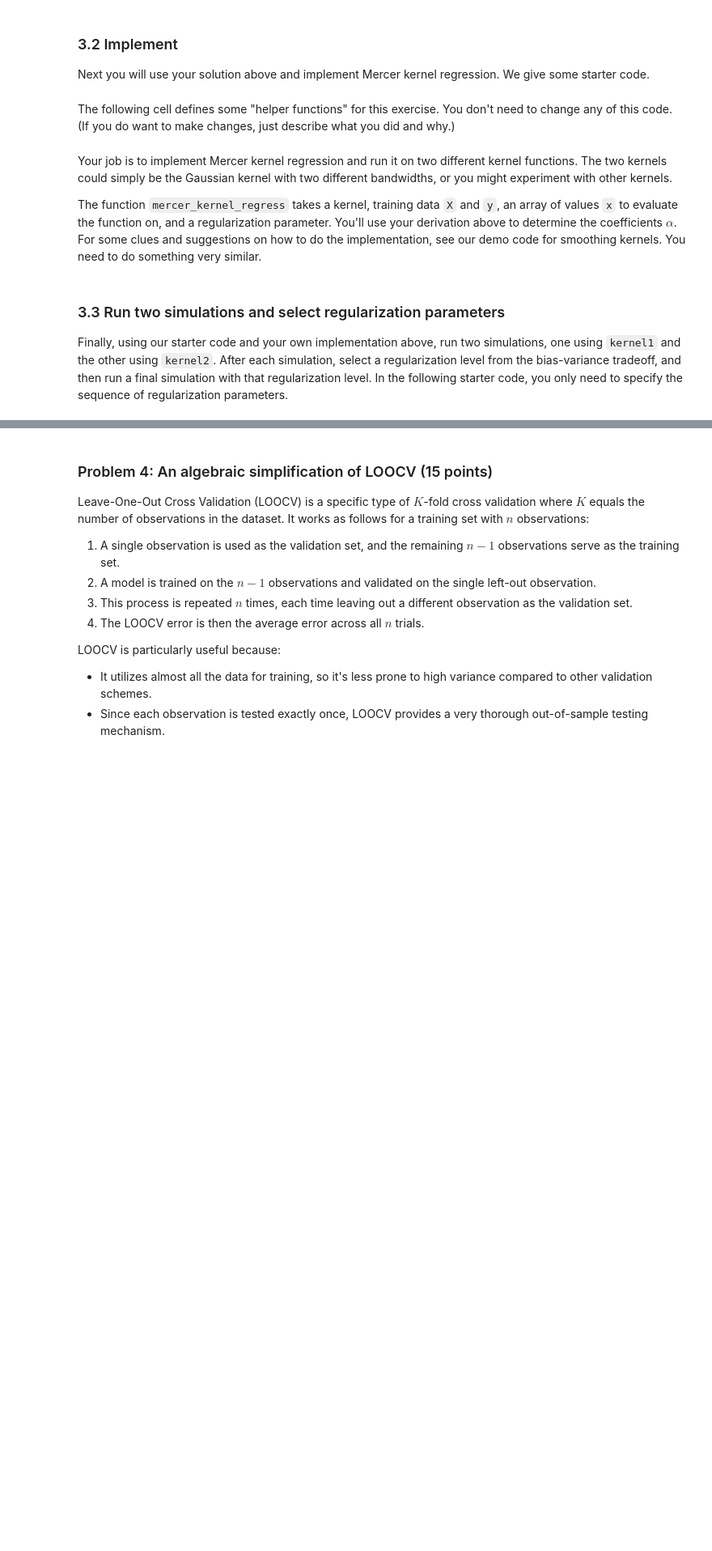
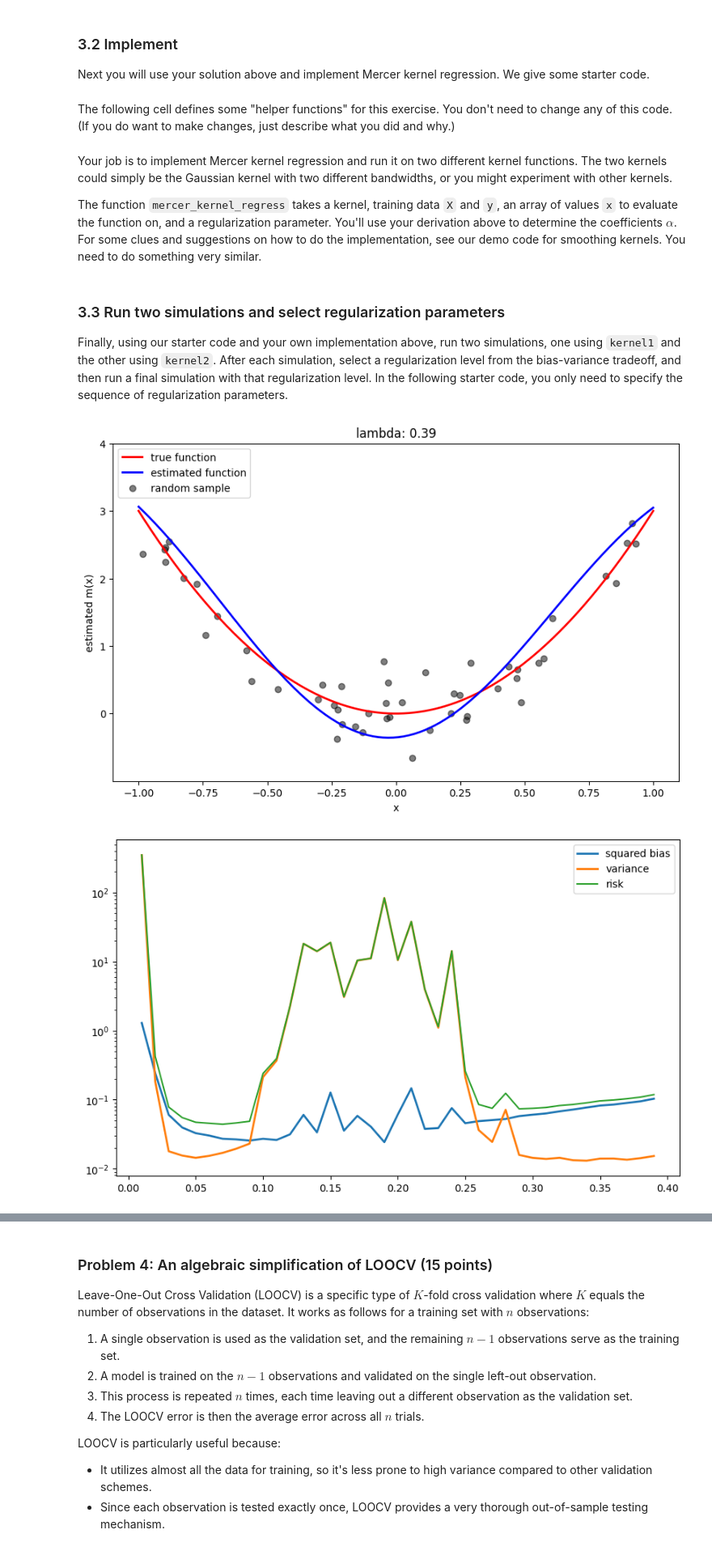
Before and after one commit to RobertKZB/RobertKZB, a Jupyter notebook: assignments/assn1/assn1.ipynb, the cells around one changed output, grey strips where cells are left out. Shown: that part at 81% size. Drawn from its saved outputs; the diff is of its cells as text; code cells hidden in the pictures; blank space fills up the shorter version.

```diff
--- a/assignments/assn1/assn1.ipynb
+++ b/assignments/assn1/assn1.ipynb
@@ -257,6 +300,7 @@ def run_simulation(kernel, lmbdas, show_bias_variance=True):
     plt.plot(lmbdas, sq_bias, label='squared bias', linewidth=2)
     plt.plot(lmbdas, variance, label='variance', linewidth=2)
     plt.plot(lmbdas, sq_bias + variance, label='risk')
+    plt.yscale("log") #
     plt.legend()
     plt.show()
 # %% [markdown]
@@ -267,19 +311,30 @@ with two different bandwidths, or you might experiment with other kernels.
 The function `mercer_kernel_regress` takes a kernel, training data `X` and `y`, an array of values `x` to evaluate the function on, and a regularization parameter. You'll use your derivation above to
 determine the coefficients $\alpha$. For some clues and suggestions on how to do the
 implementation, see our demo code for smoothing kernels. You need to do something very similar.
-# %%
-def mercer_kernel_regress(kernel, X, y, x, lmbda):
-    # your implementation here
-    _
-
-def kernel1(x,y):
-    # your implementation here
-    _
-
-
-def kernel2(x,y):
-    # your implementation here
-    _
+# %%
+def mercer_kernel_regress(kernel, X, y, x, lmbda):
+  K_train = np.zeros((len(X),len(X)))
+  for j in np.arange(K_train.shape[1]):
+    K_train[:,j] = kernel(X,X[j])
+  for i in np.arange(K_train.shape[0]):
+    K_train[i,i] = K_train[i,i]-lmbda
+  alpha = np.linalg.solve(K_train,y)
+
+  K_test = np.zeros((len(x),len(X)))
+  for j in np.arange(K_test.shape[1]):
+    K_test[:,j] = kernel(x,X[j])
+
+  fhat = K_test@alpha
+  return fhat
+
+def kernel1(x,y): #x is ndarray, y is float
+  h=0.9
+  return np.exp(-(x-y)**2/(2*h**2))
+
+
+def kernel2(x,y): #x is ndarray, y is float
+  h=0.05
+  return np.exp(-(x-y)**2/(2*h**2))
 # %% [markdown]
 ###  3.3 Run two simulations and select regularization parameters
 
@@ -292,3 +344,9 @@ run_simulation(kernel1, lmbdas)
+# %%
+lmbdas = np.arange(0.01,0.4,0.01)
+run_simulation(kernel1, lmbdas)
+# %% [output]
+[figure, added]
+[figure, added]
 # %%
 lambda_hat = # set the optimal lambda
 run_simulation(kernel1, [lambda_hat], show_bias_variance=False)
```
Also changed, not shown: parts of 15 cells of this notebook.
